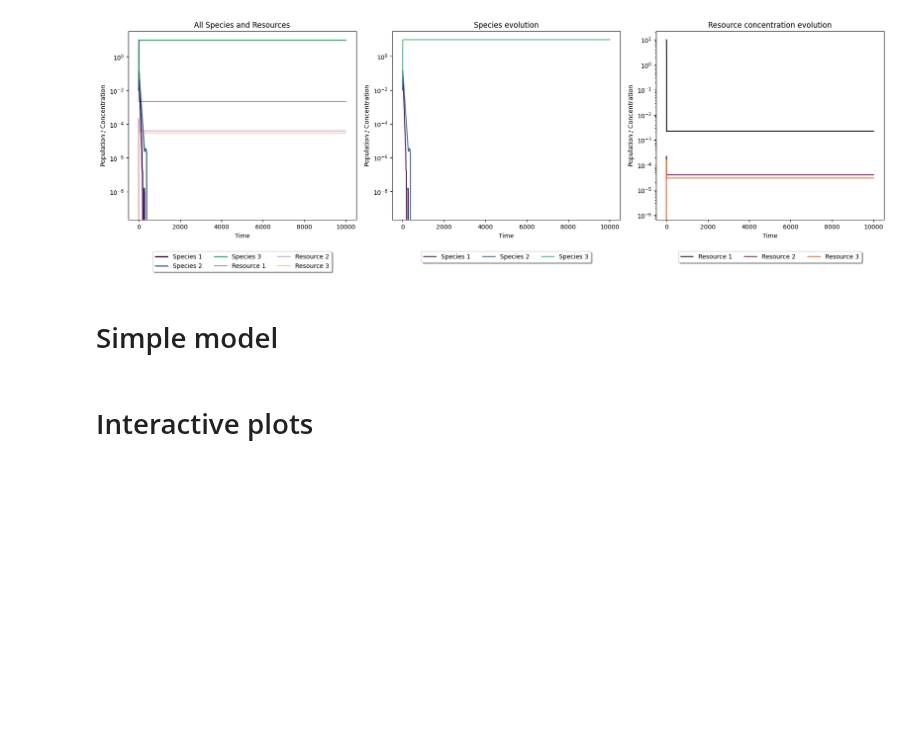
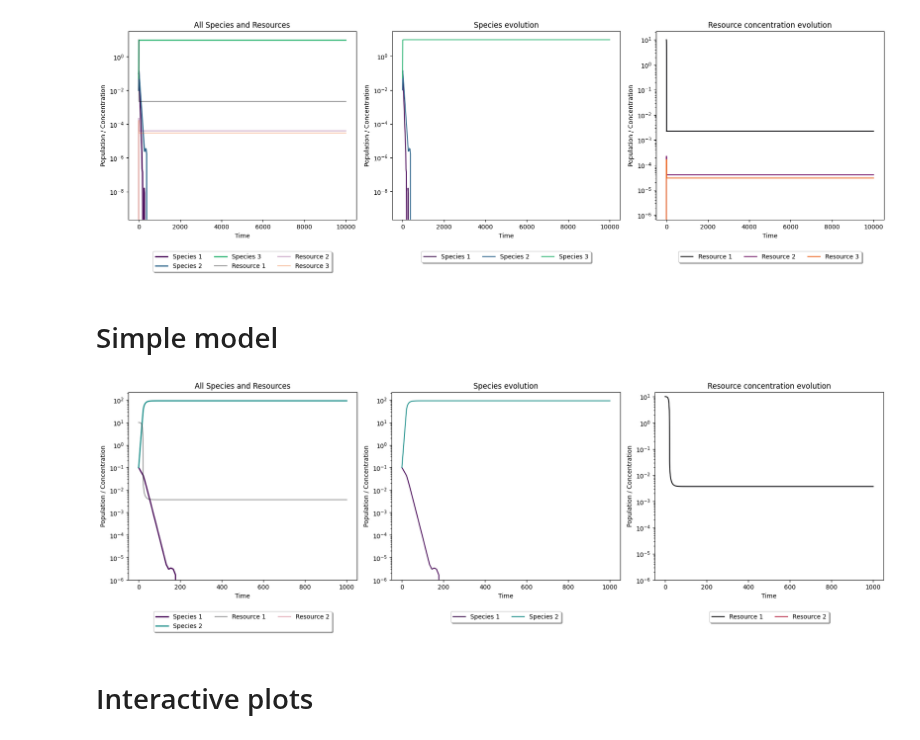
Before and after one commit to GiveMe1Coffee/m6-consumer-resource-model, a Jupyter notebook: M6_project.ipynb, the cells around one changed output. Drawn from its saved outputs; the diff is of its cells as text; code cells hidden in the pictures; blank space fills up the shorter version.

```diff
--- a/M6_project.ipynb
+++ b/M6_project.ipynb
@@ -68,12 +68,12 @@ DETAILED AND RANDOMIZED PARAMETERS
 '''
 
 # INITAL POPULATION
-n_species = 3
-N0 = np.array([1e-1, 1e-2, 5e-2]) # species 1,2,3
+n_species = 2
+N0 = np.array([1e-1, 1e-1]) # species 1,2,3
 
 # INITAL RESOURCES
-n_cs = 3 # cs = carbon sources
-R0 = np.array([10, 0, 0]) # resources 1,2,3
+n_cs = 2 # cs = carbon sources
+R0 = np.array([10, 10]) # resources 1,2,3
 
 # INITIAL STATE
 y0 = np.append(np.array(N0),R0)
@@ -408,7 +408,7 @@ def CR_model_simple(t,y) :
   return np.concatenate((dNdt,dRdt))
 # %%
 # DEFINE TIMEFRAME, SEARCH SOLUTIONS
-t_span = (0,500)
+t_span = (0,1000)
 solutions_simple = solve_ivp(CR_model_simple, t_span, y0, method = "BDF")
 
 
@@ -448,33 +448,35 @@ for i in range(n_species):
                 label=legend_species[i],
                 color=colors_species[i])
 axs[1].set_yscale('log')
 axs[1].set_title('Species evolution')
 
 # Troisième graphique avec seulement les cs
 for i in range(n_cs):
     axs[2].plot(solutions_simple.t,
                 solutions_simple.y[i+n_species],
                 label=legend_cs[i],
                 color=colors_cs[i])
 axs[2].set_yscale('log')
 axs[2].set_title('Resource concentration evolution')
 
 # Titres et légendes
 for ax in axs:
     ax.set_xlabel('Time')
     ax.set_ylabel('Population / Concentration')
     ax.legend(loc='upper center',
               bbox_to_anchor=(0.5, -0.15),
               fancybox=True,
               shadow=True,
               ncol=3)
     ax.set_ylim(bottom=1e-6) # anything below is considered absent
 
 
 plt.tight_layout()
 plt.show()
 f2 = solutions_simple.y[1][-1:]
 f3 = solutions_simple.y[2][-1:]
+# %% [output]
+[figure, added]
 # %% [markdown]
 # Interactive plots
 # %%
```
Also changed, not shown: parts of 16 cells of this notebook.
